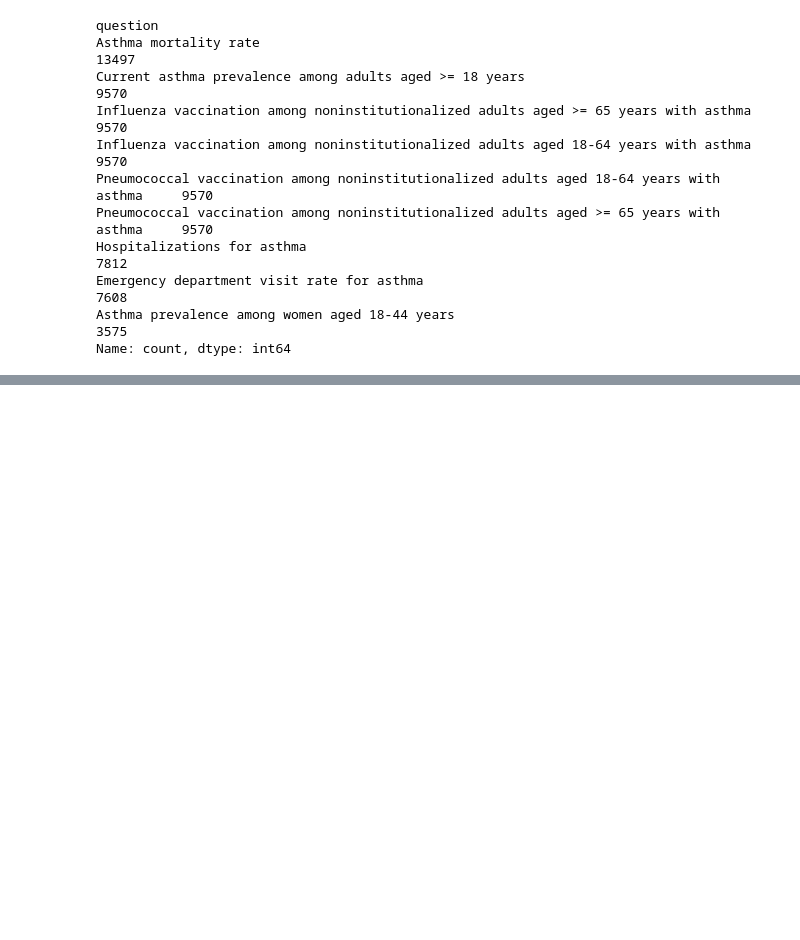
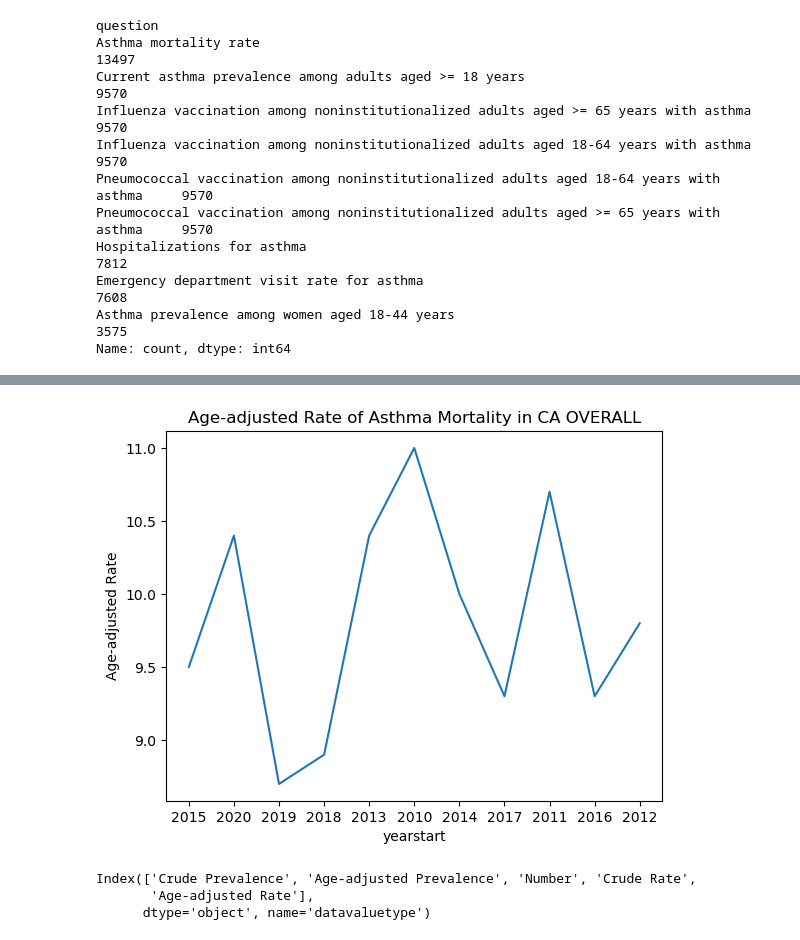
Before and after one commit to sushantvema/Data102_SP23_final_project, a Jupyter notebook: notebooks/eda_sushant.ipynb, the cells around one changed output, grey strips where cells are left out. Saved outputs shown, nothing was run; the diff lists cells and outputs as text; code cells hidden in the pictures; blank space fills up the shorter version.

Commit message:
finish implementing initial version of mortality rates over time analysis

```diff
--- a/notebooks/eda_sushant.ipynb
+++ b/notebooks/eda_sushant.ipynb
@@ -154,16 +155,3 @@ Hospitalizations for asthma
 Emergency department visit rate for asthma                                                  7608
 Asthma prevalence among women aged 18-44 years                                              3575
 Name: count, dtype: int64
-# %%
-## Asthma mortality rate over time ##
-
-### PARAMS ###
-state = 'CA'
-stratificationcategoryid1 = 'OVERALL'
-stratification1 = None
-
-
-asthma_mortality = asthma_dropped[asthma_dropped['question']=='Asthma mortality rate']
-asthma_mortality = asthma_mortality[asthma_mortality['locationabbr'] == state]
-asthma_mortality = asthma_mortality[asthma_mortality['stratificationcategoryid1'] == stratificationcategoryid1]
-asthma_mortality.sort_values(by='yearstart', ascending=True)
@@ -187,0 +203,10 @@ asthma_mortality.sort_values(by='yearstart', ascending=True)
+# %%
+mortality_rate_over_time(states=['CA'], stratificationcategoryid1='OVERALL', datavaluetype='Age-adjusted Rate')
+# %% [output]
+[figure, added]
+# %%
+asthma_dropped['datavaluetype'].value_counts().index
+# %% [output]
+Index(['Crude Prevalence', 'Age-adjusted Prevalence', 'Number', 'Crude Rate',
+       'Age-adjusted Rate'],
+      dtype='object', name='datavaluetype')
```
Also changed, not shown: parts of 3 cells of this notebook, 1 other file.
